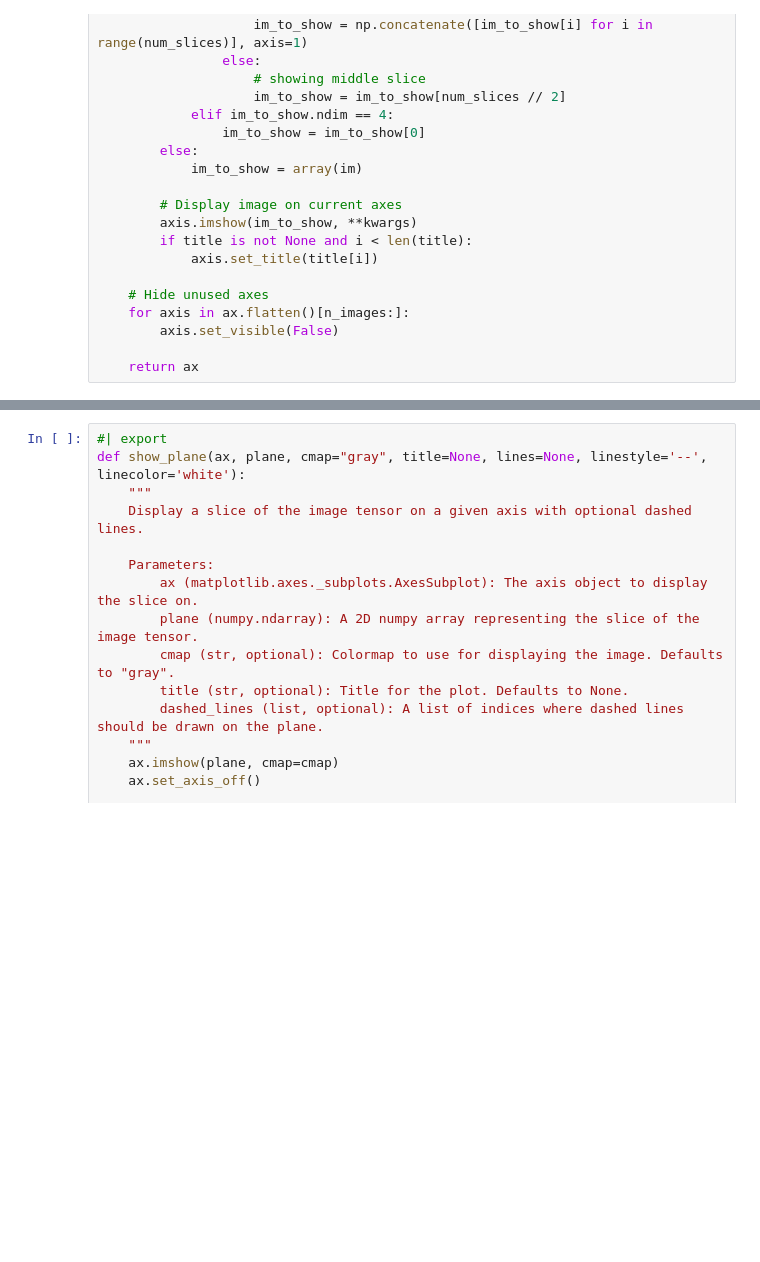
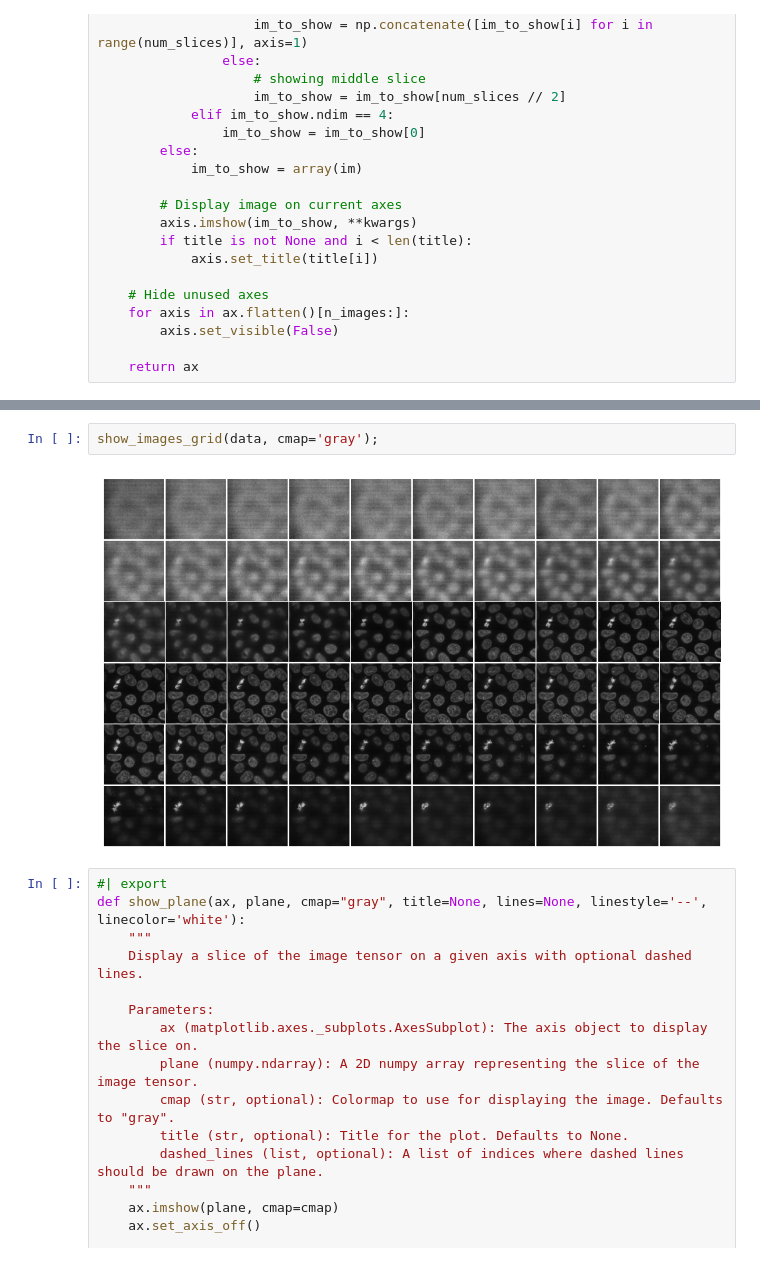
Before and after one commit to bmandracchia/bioMONAI, a Jupyter notebook: nbs/09_visualize.ipynb, the cells around one changed output, grey strips where cells are left out. Cells and saved outputs as stored; diff of their text form; blank space fills up the shorter version.

```diff
--- a/nbs/09_visualize.ipynb
+++ b/nbs/09_visualize.ipynb
@@ -178,3 +169,7 @@ torch.Size([96, 512, 512])
+# %%
+show_images_grid(data, cmap='gray');
+# %% [output]
+[figure, added]
 # %%
 #| export
 def show_plane(ax, plane, cmap="gray", title=None, lines=None, linestyle='--', linecolor='white'):
```
Also changed, not shown: parts of 2 cells of this notebook, 1 other file.
